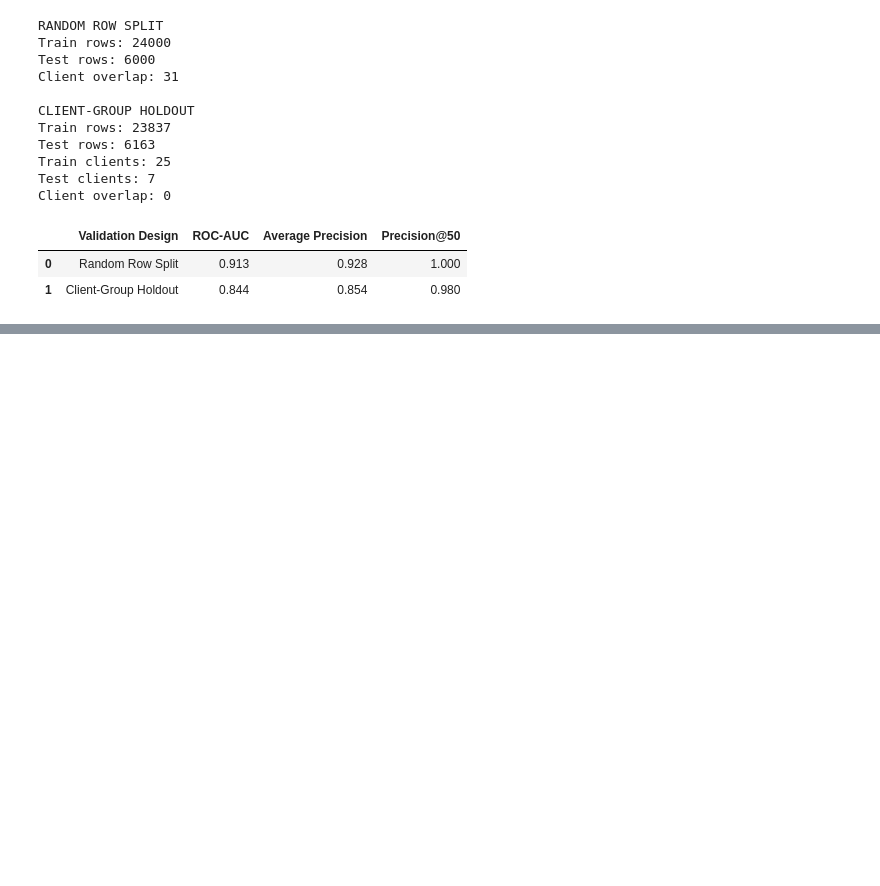
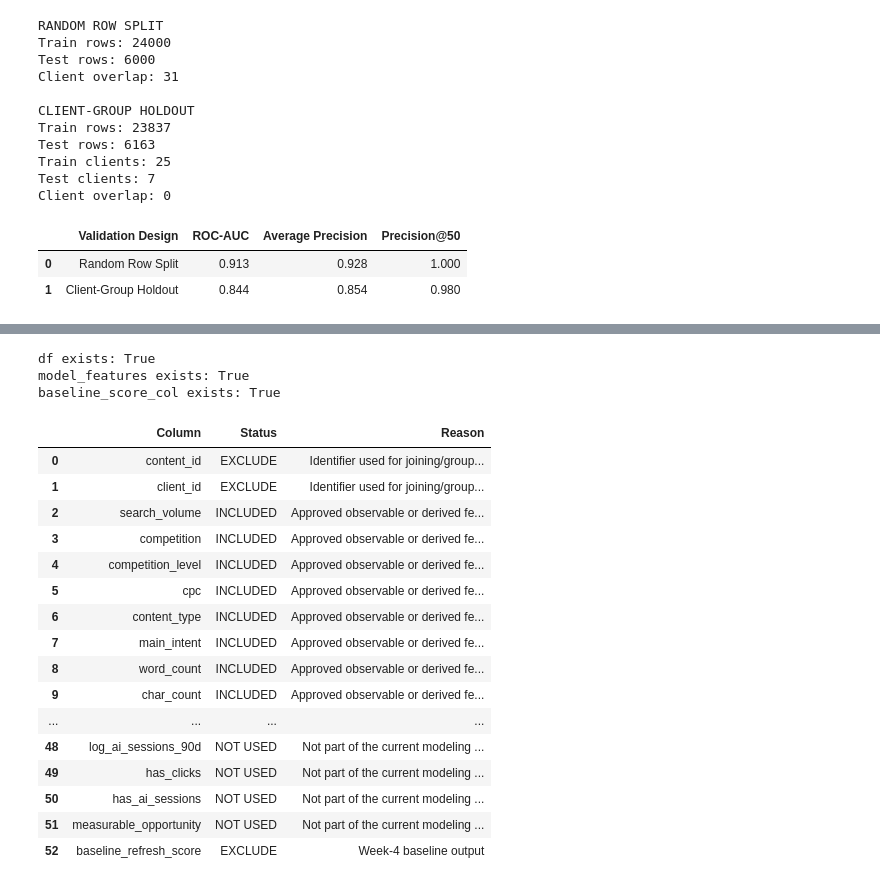
Before and after one commit to Dev-hashh/flyrank-ml-internship-starter, a Jupyter notebook: work/notebooks/w06_validation_audit.ipynb, the cells around one changed output, grey strips where cells are left out. Saved outputs shown, nothing was run; the diff lists cells and outputs as text; code cells hidden in the pictures; blank space fills up the shorter version.

Commit message:
Complete ML-09 validation and claim audit

```diff
--- a/work/notebooks/w06_validation_audit.ipynb
+++ b/work/notebooks/w06_validation_audit.ipynb
@@ -567,3 +580,74 @@ display(
+# %%
+print("df exists:", "df" in globals())
+print("model_features exists:", "model_features" in globals())
+print("baseline_score_col exists:", "baseline_score_col" in globals())
+# %% [output]
+df exists: True
+model_features exists: True
+baseline_score_col exists: True
+# %%
+audit_rows = []
+
+for col in df.columns:
+
+    if col == TARGET:
+        status = "EXCLUDE"
+        reason = "Target variable"
+
+    elif col in ["trend_direction", "trend_pct"]:
+        status = "EXCLUDE"
+        reason = "Target-derived or directly related to target"
+
+    elif col in ID_COLUMNS:
+        status = "EXCLUDE"
+        reason = "Identifier used for joining/grouping, not a meaningful model signal"
+
+    elif col == baseline_score_col:
+        status = "EXCLUDE"
+        reason = "Week-4 baseline output"
+
+    elif "reason" in col.lower():
+        status = "EXCLUDE"
+        reason = "Decision or explanation output"
+
+    elif col in model_features:
+        status = "INCLUDED"
+        reason = "Approved observable or derived feature"
+
+    else:
+        status = "NOT USED"
+        reason = "Not part of the current modeling feature set"
+
+    audit_rows.append(
+        {
+            "Column": col,
+            "Status": status,
+            "Reason": reason,
+        }
+    )
+
+
+leakage_audit = pd.DataFrame(audit_rows)
+
+display(leakage_audit)
+# %% [output]
+|  | Column | Status | Reason |
+| 0 | content_id | EXCLUDE | Identifier used for joining/group... |
+| 1 | client_id | EXCLUDE | Identifier used for joining/group... |
+| 2 | search_volume | INCLUDED | Approved observable or derived fe... |
+| 3 | competition | INCLUDED | Approved observable or derived fe... |
+| 4 | competition_level | INCLUDED | Approved observable or derived fe... |
+| 5 | cpc | INCLUDED | Approved observable or derived fe... |
+| 6 | content_type | INCLUDED | Approved observable or derived fe... |
+| 7 | main_intent | INCLUDED | Approved observable or derived fe... |
+| 8 | word_count | INCLUDED | Approved observable or derived fe... |
+| 9 | char_count | INCLUDED | Approved observable or derived fe... |
+| ... | ... | ... | ... |
+| 48 | log_ai_sessions_90d | NOT USED | Not part of the current modeling ... |
+| 49 | has_clicks | NOT USED | Not part of the current modeling ... |
+| 50 | has_ai_sessions | NOT USED | Not part of the current modeling ... |
+| 51 | measurable_opportunity | NOT USED | Not part of the current modeling ... |
+| 52 | baseline_refresh_score | EXCLUDE | Week-4 baseline output |
 # %% [markdown]
 ## 4. Claim rewrite
 
```
Also changed, not shown: parts of 6 cells of this notebook.
